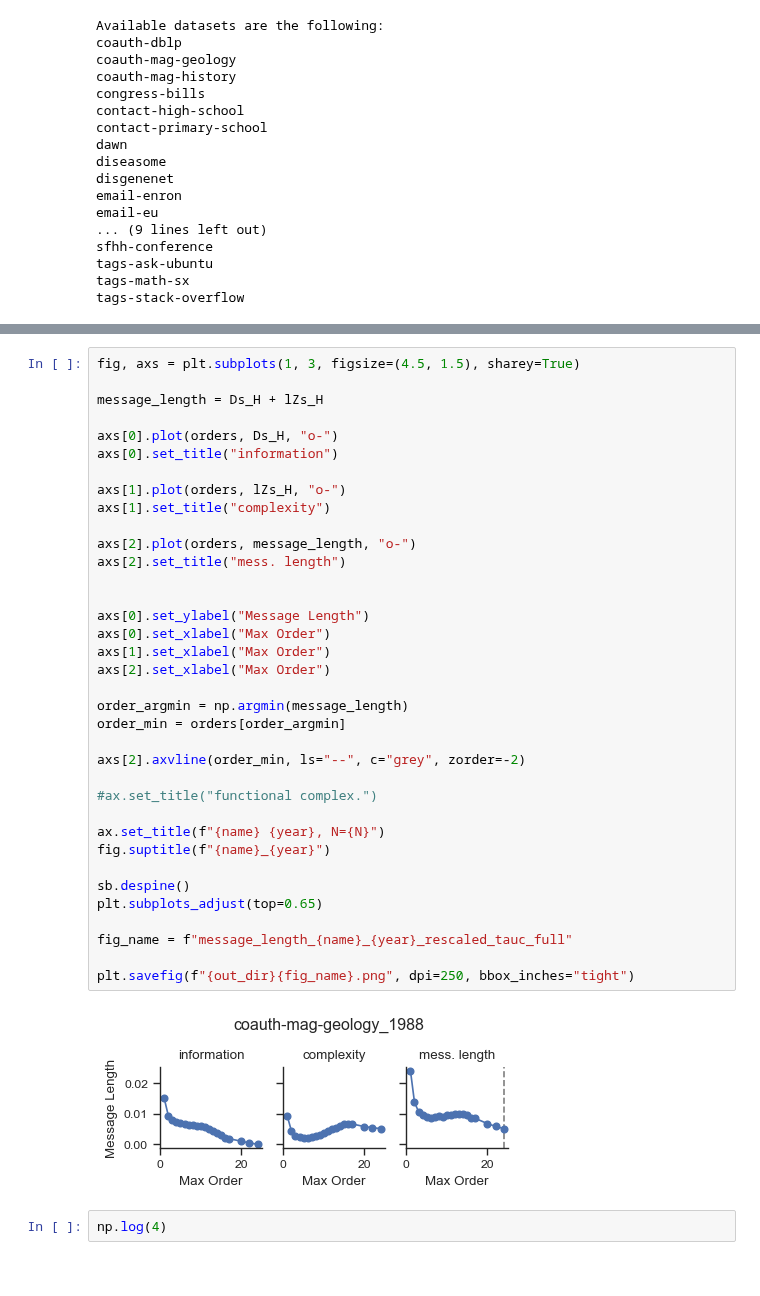
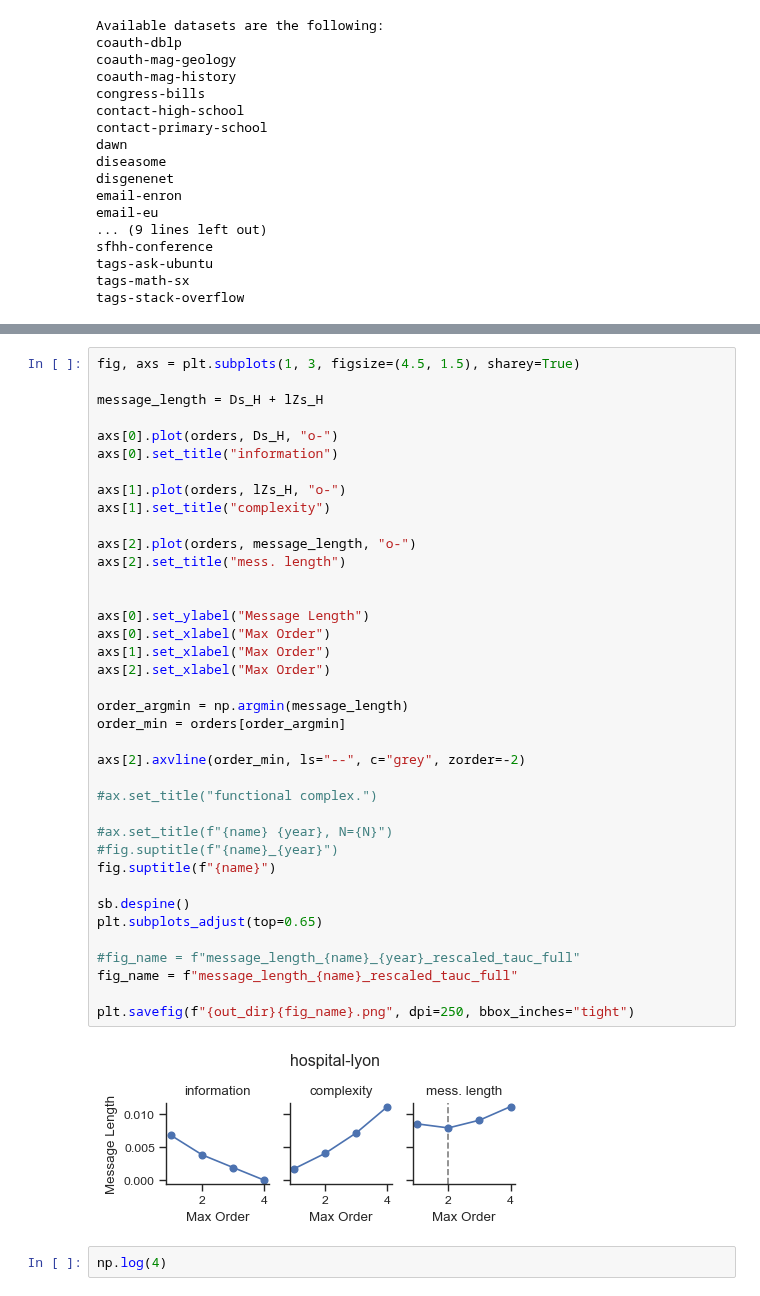
Before and after one commit to maximelucas/hypergraph_reducibility, a Jupyter notebook: notebooks/figure_3_datasets.ipynb, the cells around one changed output, grey strips where cells are left out. Drawn from its saved outputs; the diff is of its cells as text.

```diff
--- a/notebooks/figure_3_datasets.ipynb
+++ b/notebooks/figure_3_datasets.ipynb
@@ -185,41 +244,43 @@ plt.savefig(f"{out_dir}{fig_name}.png", dpi=250, bbox_inches="tight")
-# %%
-fig, axs = plt.subplots(1, 3, figsize=(4.5, 1.5), sharey=True)
-
-message_length = Ds_H + lZs_H
-
-axs[0].plot(orders, Ds_H, "o-")
-axs[0].set_title("information")
-
-axs[1].plot(orders, lZs_H, "o-")
-axs[1].set_title("complexity")
-
-axs[2].plot(orders, message_length, "o-")
-axs[2].set_title("mess. length")
-
-
-axs[0].set_ylabel("Message Length")
-axs[0].set_xlabel("Max Order")
-axs[1].set_xlabel("Max Order")
-axs[2].set_xlabel("Max Order")
-
-order_argmin = np.argmin(message_length)
-order_min = orders[order_argmin]
-
-axs[2].axvline(order_min, ls="--", c="grey", zorder=-2)
-
-#ax.set_title("functional complex.")
-
-ax.set_title(f"{name} {year}, N={N}")
-fig.suptitle(f"{name}_{year}")
-
-sb.despine()
-plt.subplots_adjust(top=0.65)
-
-fig_name = f"message_length_{name}_{year}_rescaled_tauc_full"
-
-plt.savefig(f"{out_dir}{fig_name}.png", dpi=250, bbox_inches="tight")
-# %% [output]
-[figure, removed]
+# %%
+fig, axs = plt.subplots(1, 3, figsize=(4.5, 1.5), sharey=True)
+
+message_length = Ds_H + lZs_H
+
+axs[0].plot(orders, Ds_H, "o-")
+axs[0].set_title("information")
+
+axs[1].plot(orders, lZs_H, "o-")
+axs[1].set_title("complexity")
+
+axs[2].plot(orders, message_length, "o-")
+axs[2].set_title("mess. length")
+
+
+axs[0].set_ylabel("Message Length")
+axs[0].set_xlabel("Max Order")
+axs[1].set_xlabel("Max Order")
+axs[2].set_xlabel("Max Order")
+
+order_argmin = np.argmin(message_length)
+order_min = orders[order_argmin]
+
+axs[2].axvline(order_min, ls="--", c="grey", zorder=-2)
+
+#ax.set_title("functional complex.")
+
+#ax.set_title(f"{name} {year}, N={N}")
+#fig.suptitle(f"{name}_{year}")
+fig.suptitle(f"{name}")
+
+sb.despine()
+plt.subplots_adjust(top=0.65)
+
+#fig_name = f"message_length_{name}_{year}_rescaled_tauc_full"
+fig_name = f"message_length_{name}_rescaled_tauc_full"
+
+plt.savefig(f"{out_dir}{fig_name}.png", dpi=250, bbox_inches="tight")
+# %% [output]
+[figure, added]
 # %%
 np.log(4)
 # %% [output]
```
Also changed, not shown: parts of 26 cells of this notebook, 13 other files.
